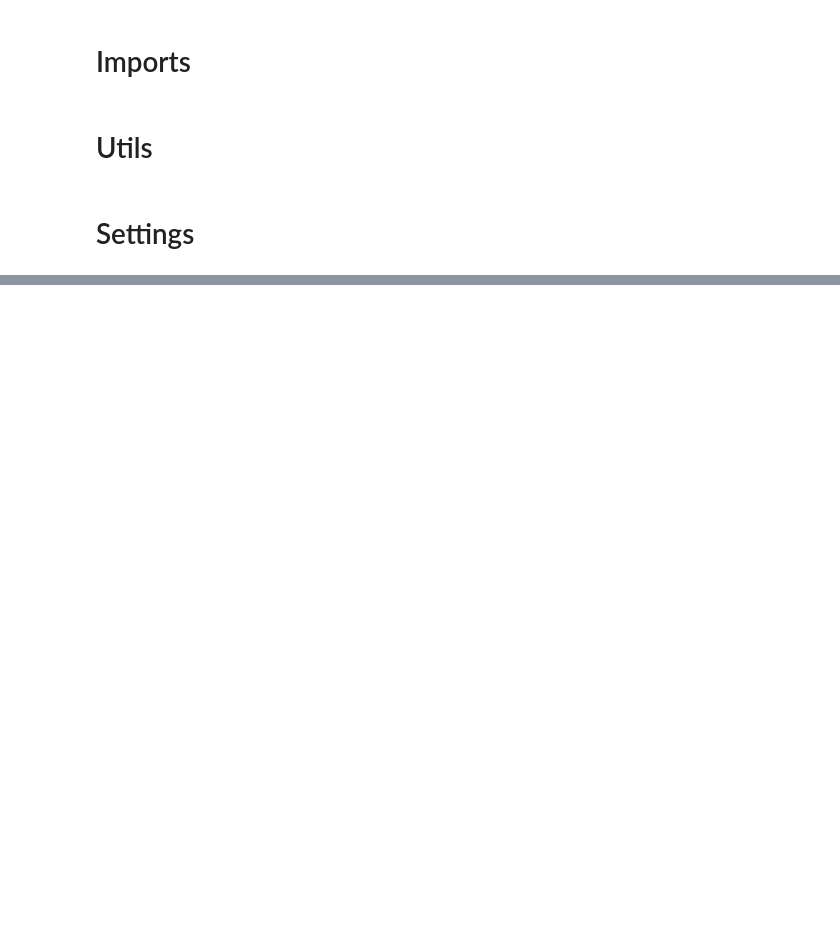
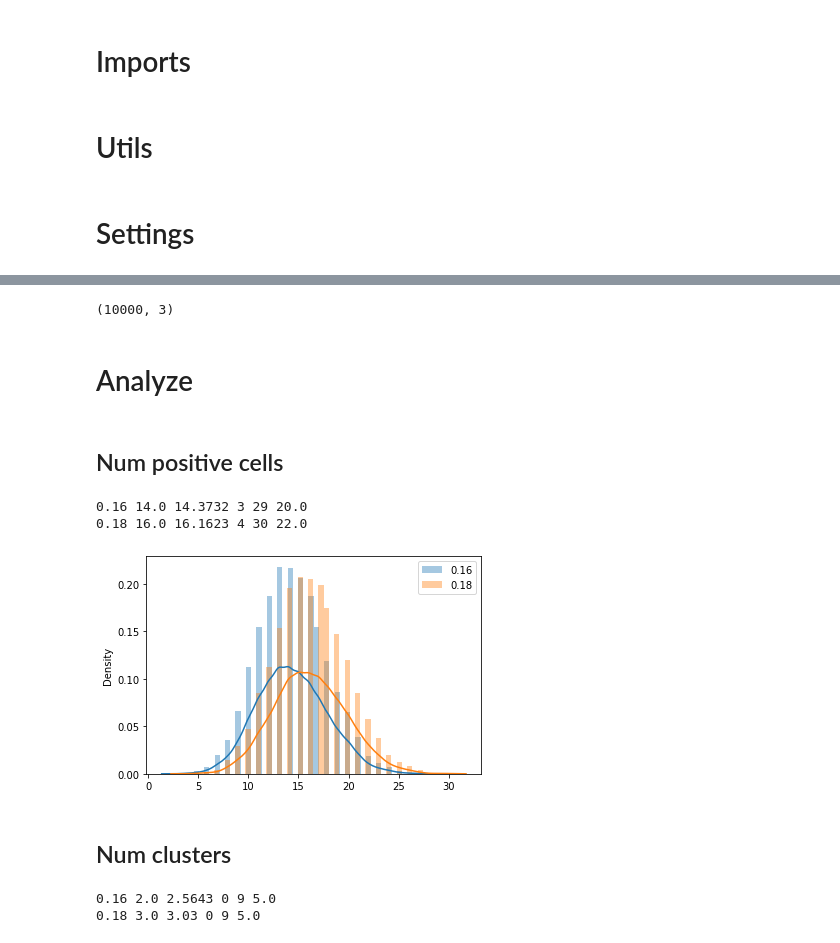
Before and after one commit to andreasfragner/qa-dna-batch-testing, a Jupyter notebook: notebooks/prototyping.ipynb, the cells around one changed output, grey strips where cells are left out. Saved outputs shown, nothing was run; the diff lists cells and outputs as text; code cells hidden in the pictures; blank space fills up the shorter version.

```diff
--- a/notebooks/prototyping.ipynb
+++ b/notebooks/prototyping.ipynb
@@ -135,0 +100,28 @@ num_positive, len(cluster_labels), cluster_sizes.max()
+# %%
+rv = np.array(rv)
+rv.shape
+# %% [output]
+(10000, 3)
+# %%
+results[prevalence] = rv
+# %% [markdown]
+# Analyze
+# %% [markdown]
+## Num positive cells
+# %%
+col = 0
+# %%
+for key, data in results.items():
+    print(key, np.median(data[:, col]), np.mean(data[:, col]), np.min(data[:, col]), np.max(data[:, col]),
+          np.percentile(data[:, col], 95))
+# %% [output]
+0.16 14.0 14.3732 3 29 20.0
+0.18 16.0 16.1623 4 30 22.0
+# %%
+for key, data in results.items():
+    sns.distplot(data[:, col], label=key)
+    plt.legend()
+# %% [output]
+[figure, added]
+# %% [markdown]
+## Num clusters
@@ -135,0 +130,7 @@ num_positive, len(cluster_labels), cluster_sizes.max()
+# %%
+for key, data in results.items():
+    print(key, np.median(data[:, col]), np.mean(data[:, col]), np.min(data[:, col]), np.max(data[:, col]),
+          np.percentile(data[:, col], 95))
+# %% [output]
+0.16 2.0 2.5643 0 9 5.0
+0.18 3.0 3.03 0 9 5.0
```
Also changed, not shown: parts of 33 cells of this notebook, 4 other files.
